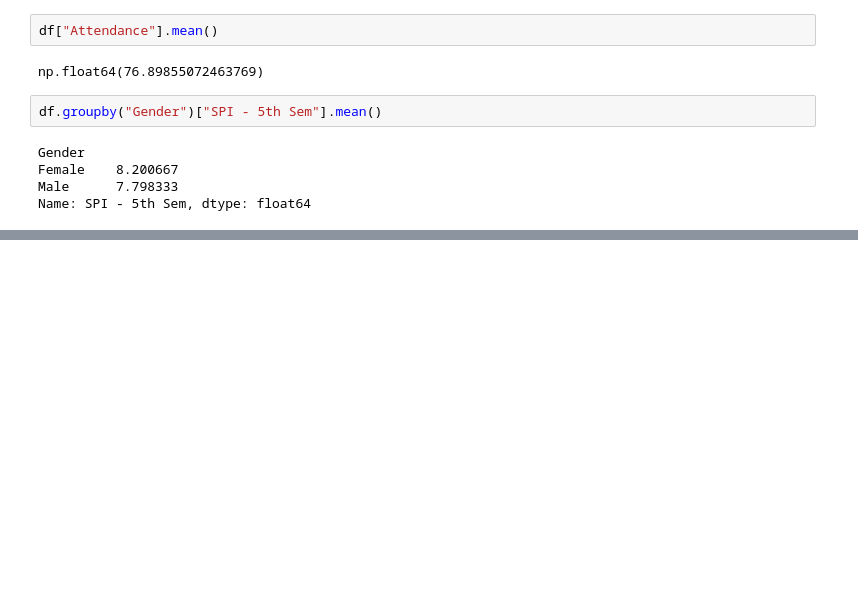
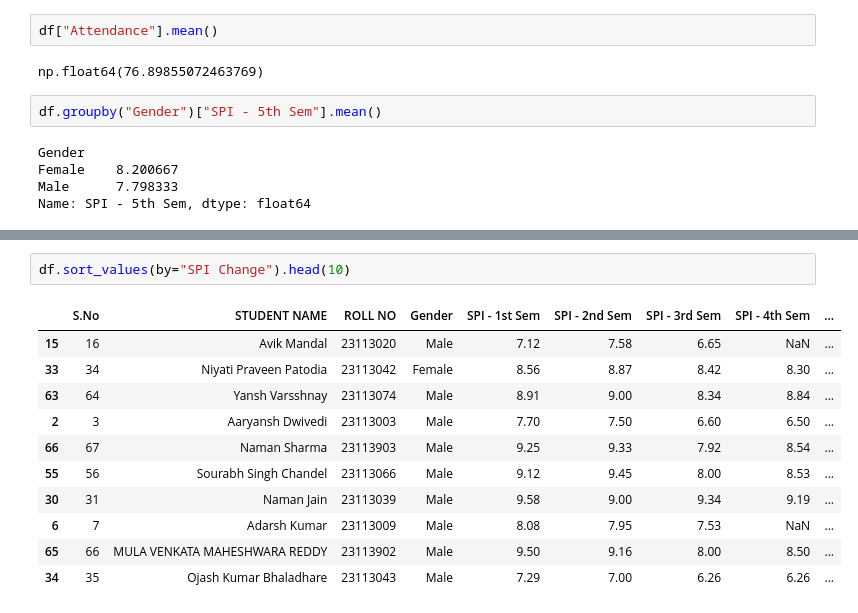
Before and after one commit to niya005/Class-Result-Analysis, a Jupyter notebook: class_result_analysis.ipynb, the cells around one changed output, grey strips where cells are left out. Cells and saved outputs as stored; diff of their text form; blank space fills up the shorter version.

```diff
--- a/class_result_analysis.ipynb
+++ b/class_result_analysis.ipynb
@@ -124,0 +173,14 @@ Name: SPI - 5th Sem, dtype: float64
+# %%
+df.sort_values(by="SPI Change").head(10)
+# %% [output]
+|  | S.No | STUDENT NAME | ROLL NO | Gender | SPI - 1st Sem | SPI - 2nd Sem | SPI - 3rd Sem | SPI - 4th Sem | ... |
+| 15 | 16 | Avik Mandal | 23113020 | Male | 7.12 | 7.58 | 6.65 | NaN | ... |
+| 33 | 34 | Niyati Praveen Patodia | 23113042 | Female | 8.56 | 8.87 | 8.42 | 8.30 | ... |
+| 63 | 64 | Yansh Varsshnay | 23113074 | Male | 8.91 | 9.00 | 8.34 | 8.84 | ... |
+| 2 | 3 | Aaryansh Dwivedi | 23113003 | Male | 7.70 | 7.50 | 6.60 | 6.50 | ... |
+| 66 | 67 | Naman Sharma | 23113903 | Male | 9.25 | 9.33 | 7.92 | 8.54 | ... |
+| 55 | 56 | Sourabh Singh Chandel | 23113066 | Male | 9.12 | 9.45 | 8.00 | 8.53 | ... |
+| 30 | 31 | Naman Jain | 23113039 | Male | 9.58 | 9.00 | 9.34 | 9.19 | ... |
+| 6 | 7 | Adarsh Kumar | 23113009 | Male | 8.08 | 7.95 | 7.53 | NaN | ... |
+| 65 | 66 | MULA VENKATA MAHESHWARA REDDY | 23113902 | Male | 9.50 | 9.16 | 8.00 | 8.50 | ... |
+| 34 | 35 | Ojash Kumar Bhaladhare | 23113043 | Male | 7.29 | 7.00 | 6.26 | 6.26 | ... |
```
Also changed, not shown: parts of 8 cells of this notebook.
